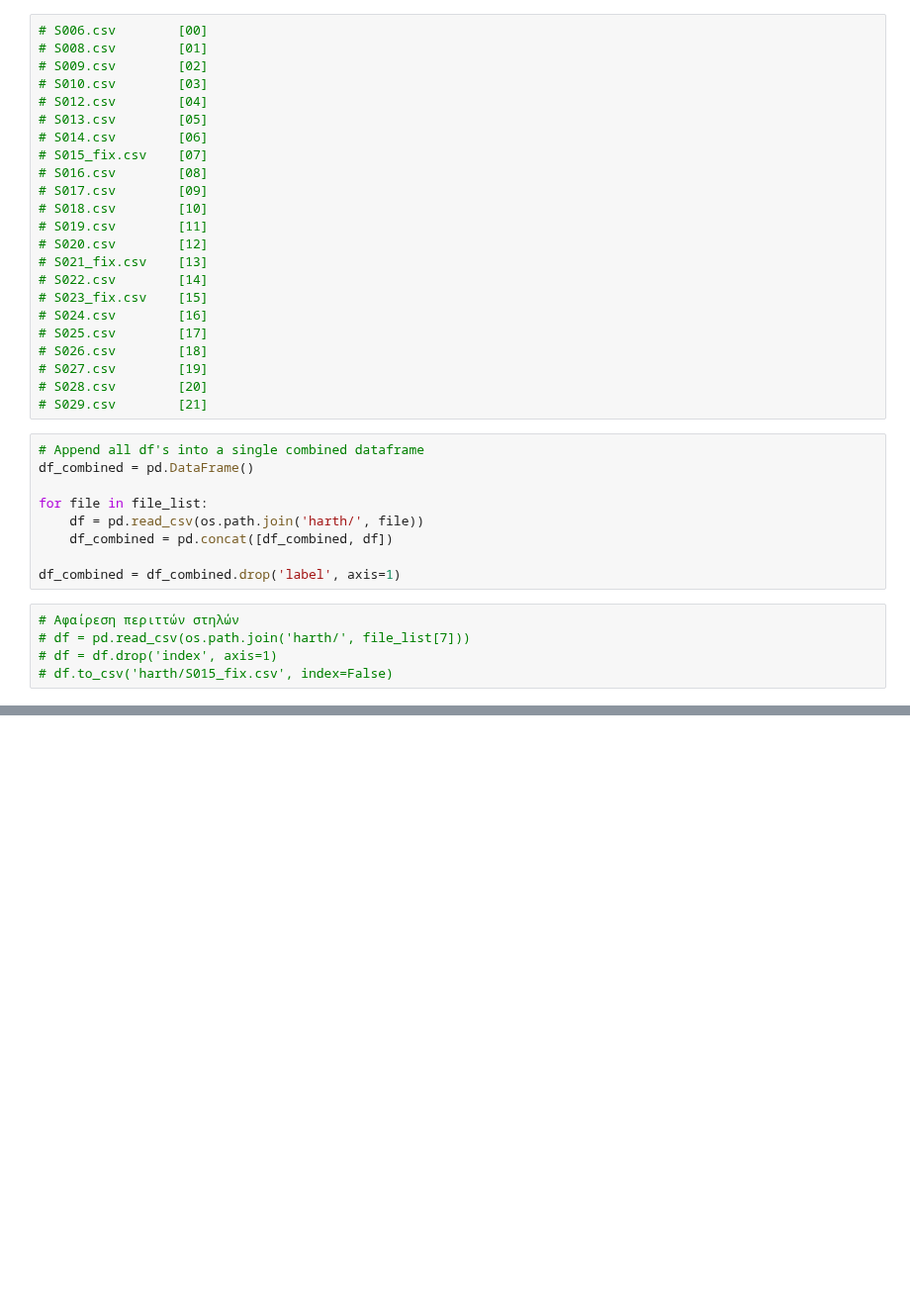
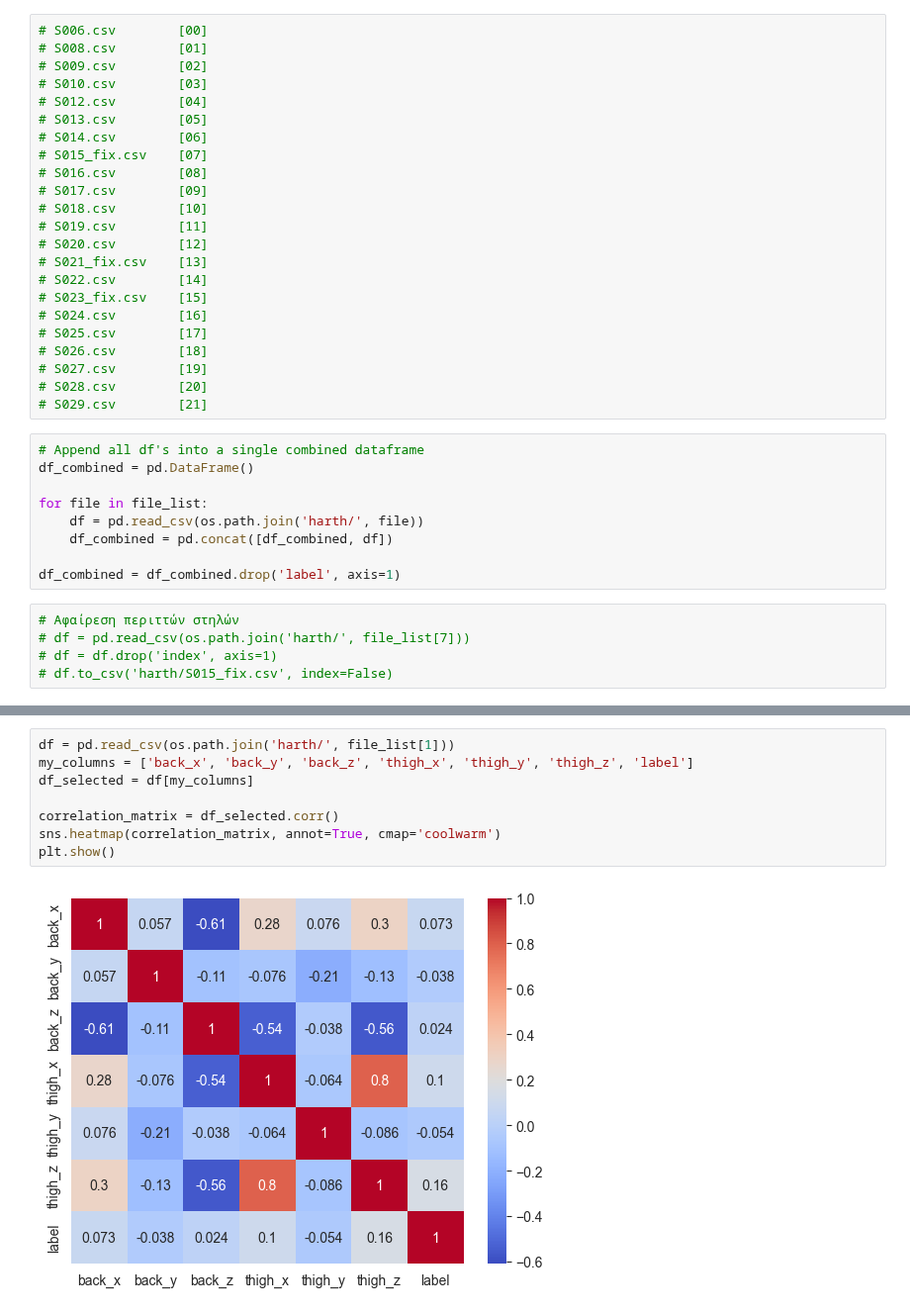
Before and after one commit to alex-xiarchos/ceid-DataMining, a Jupyter notebook: data_analysis.ipynb, the cells around one changed output, grey strips where cells are left out. Shown at 99% size. Cells and saved outputs as stored; diff of their text form; blank space fills up the shorter version.

```diff
--- a/data_analysis.ipynb
+++ b/data_analysis.ipynb
@@ -62,0 +68,10 @@ ptl.show()
+# %%
+df = pd.read_csv(os.path.join('harth/', file_list[1]))
+my_columns = ['back_x', 'back_y', 'back_z', 'thigh_x', 'thigh_y', 'thigh_z', 'label']
+df_selected = df[my_columns]
+
+correlation_matrix = df_selected.corr()
+sns.heatmap(correlation_matrix, annot=True, cmap='coolwarm')
+plt.show()
+# %% [output]
+[figure, added]
```
Also changed, not shown: parts of 4 cells of this notebook, 7 other files.
